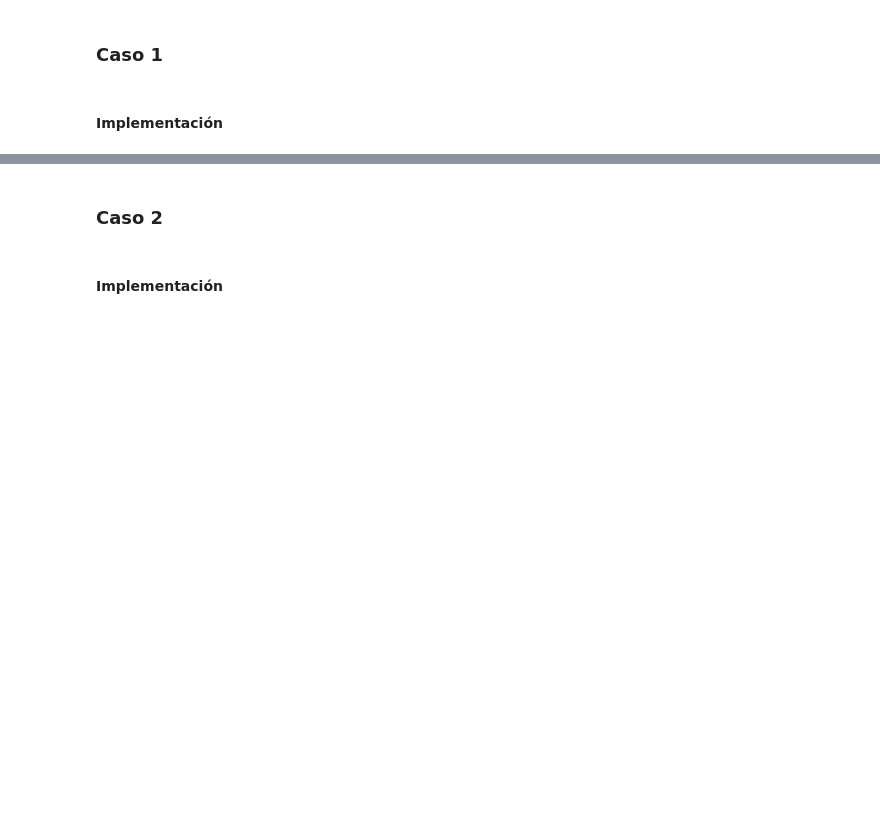
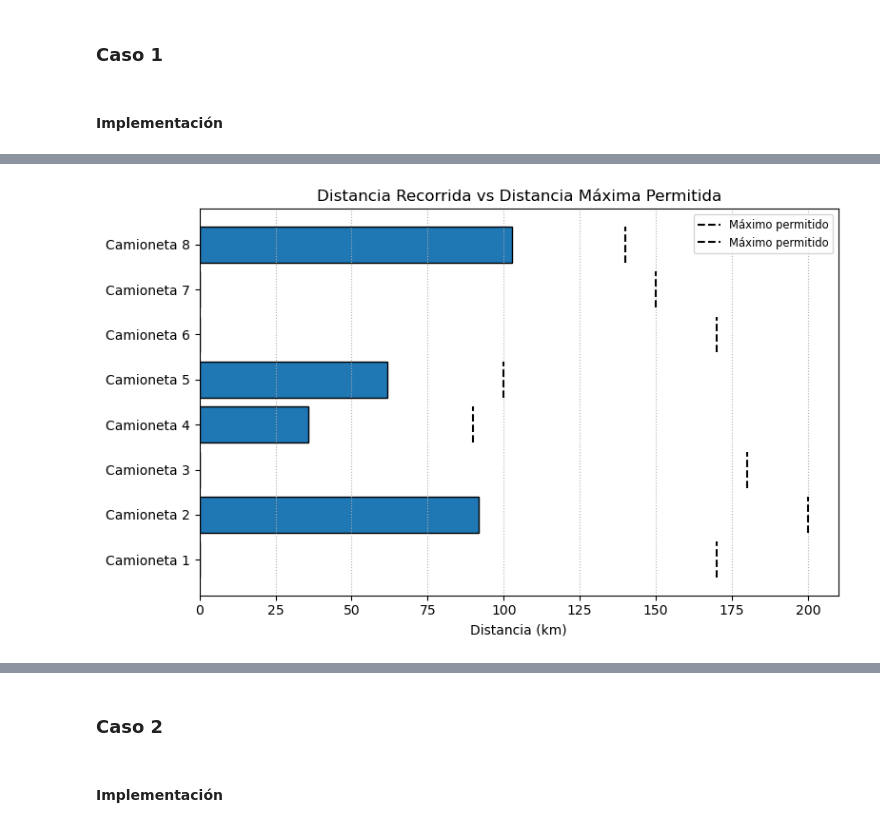
Before and after one commit to Proyectos-MOS/Proyecto-Etapa-3, a Jupyter notebook: notebook.ipynb, the cells around one changed output, grey strips where cells are left out. Drawn from its saved outputs; the diff is of its cells as text; code cells hidden in the pictures; blank space fills up the shorter version.

```diff
--- a/notebook.ipynb
+++ b/notebook.ipynb
@@ -463,0 +682,45 @@ Writing problem data to 'C:\Users\57314\AppData\Local\Temp\tmpzbudnfzu.glpk.glp'
+# %%
+import pandas as pd
+import matplotlib.pyplot as plt
+
+vehicles_df = pd.read_csv('data-caso1/vehicles.csv')
+max_dist  = dict(zip(vehicles_df['VehicleID'], vehicles_df['Range']))
+
+traveled = {}
+for v in model.V:
+    traveled[v] = sum(
+        model.dist[i, j] * model.x[i, j, v].value
+        for i in model.N for j in model.N if i != j
+    )
+
+vehicles     = list(model.V)
+dist_traveled = [traveled[v] for v in vehicles]
+dist_max      = [max_dist[v]  for v in vehicles]
+
+y_pos = list(range(len(vehicles)))
+
+# Dibujo
+fig, ax = plt.subplots(figsize=(8, 5))
+
+# Barras horizontales de distancia recorrida
+ax.barh(y_pos, dist_traveled, edgecolor='black')
+
+# Líneas punteadas de distancia máxima
+for idx, cap in enumerate(dist_max):
+    ax.vlines(cap, idx-0.4, idx+0.4,
+              linestyles='--', color='black',
+              label='_nolegend_' if idx > 0 else 'Máximo permitido')
+
+# Etiquetas y leyenda
+ax.set_yticks(y_pos)
+ax.set_yticklabels([f'Camioneta {v}' for v in vehicles])
+ax.set_xlabel('Distancia (km)')
+ax.set_title('Distancia Recorrida vs Distancia Máxima Permitida')
+ax.plot([], [], linestyle='--', color='black', label='Máximo permitido')
+ax.legend(loc='best', fontsize='small')
+ax.grid(axis='x', linestyle=':')
+
+plt.tight_layout()
+plt.show()
+# %% [output]
+[figure, added]
```
Also changed, not shown: parts of 25 cells of this notebook, 2 other files.
